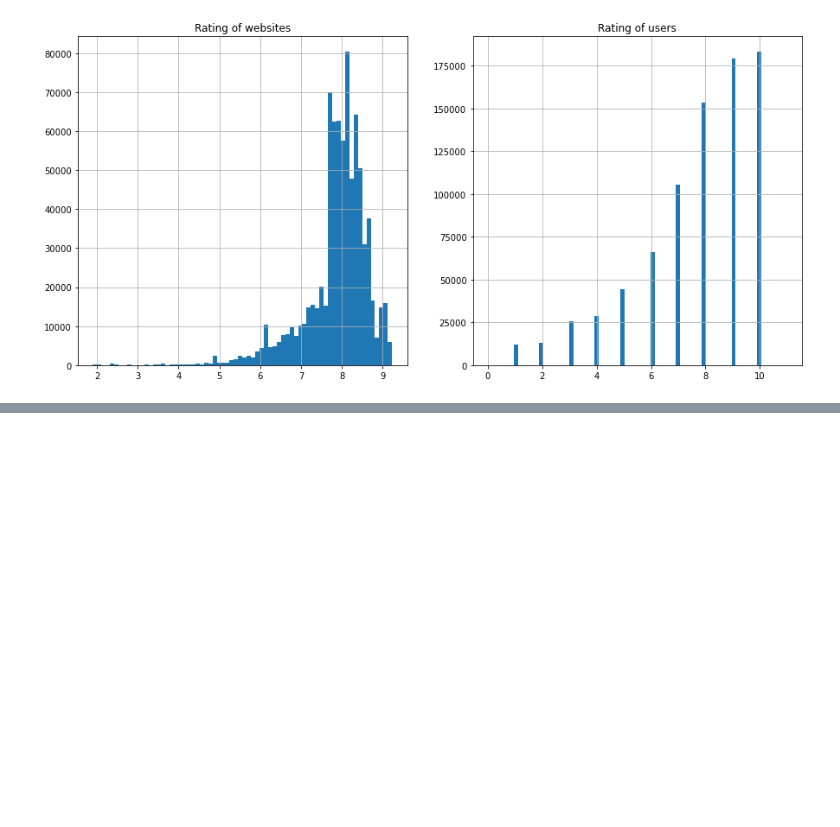
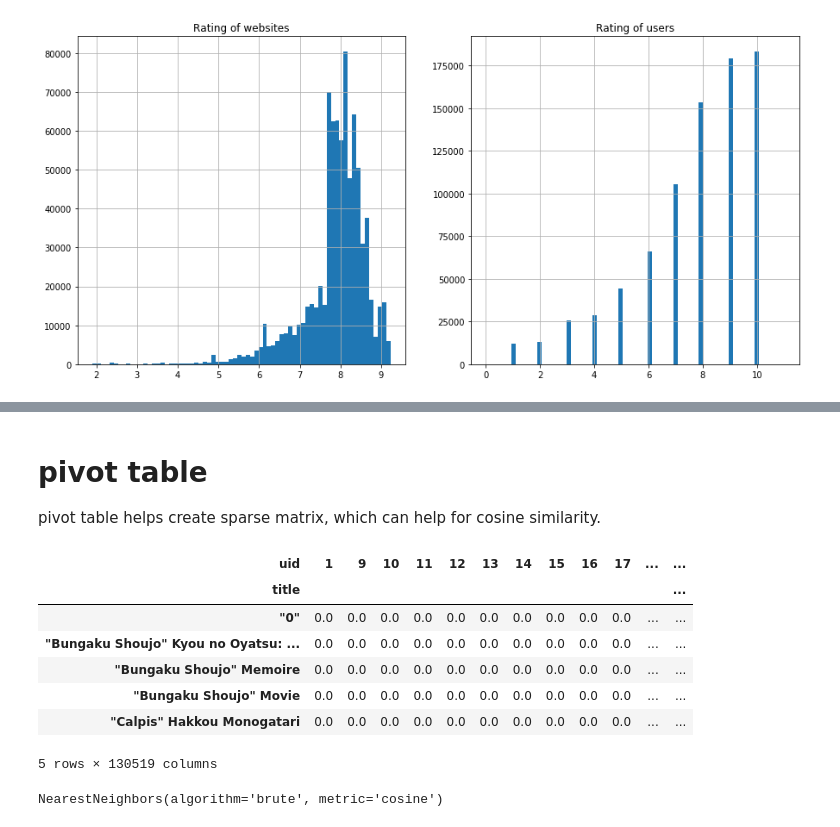
Before and after one commit to yumichelle/Anime-Data-Analysis, a Jupyter notebook: Anime-Data-Analysis.ipynb, the cells around one changed output, grey strips where cells are left out. Drawn from its saved outputs; the diff is of its cells as text; code cells hidden in the pictures; blank space fills up the shorter version.

```diff
--- a/Anime-Data-Analysis.ipynb
+++ b/Anime-Data-Analysis.ipynb
@@ -121,0 +142,26 @@ RatingGraph()
+# %% [markdown]
+# pivot table
+pivot table helps create sparse matrix, which can help for cosine similarity.
+# %%
+anime_pivot = anime_full_data.pivot_table(index = 'title', columns = 'uid', values='score_review').fillna(0)
+anime_pivot.head()
+# %% [output]
+| uid | 1 | 9 | 10 | 11 | 12 | 13 | 14 | 15 | 16 | 17 | ... | ... |
+| title |  |  |  |  |  |  |  |  |  |  |  | ... |
+| "0" | 0.0 | 0.0 | 0.0 | 0.0 | 0.0 | 0.0 | 0.0 | 0.0 | 0.0 | 0.0 | ... | ... |
+| "Bungaku Shoujo" Kyou no Oyatsu: ... | 0.0 | 0.0 | 0.0 | 0.0 | 0.0 | 0.0 | 0.0 | 0.0 | 0.0 | 0.0 | ... | ... |
+| "Bungaku Shoujo" Memoire | 0.0 | 0.0 | 0.0 | 0.0 | 0.0 | 0.0 | 0.0 | 0.0 | 0.0 | 0.0 | ... | ... |
+| "Bungaku Shoujo" Movie | 0.0 | 0.0 | 0.0 | 0.0 | 0.0 | 0.0 | 0.0 | 0.0 | 0.0 | 0.0 | ... | ... |
+| "Calpis" Hakkou Monogatari | 0.0 | 0.0 | 0.0 | 0.0 | 0.0 | 0.0 | 0.0 | 0.0 | 0.0 | 0.0 | ... | ... |
+5 rows × 130519 columns
+# %%
+# creating a sparse martix
+from scipy.sparse import csr_matrix
+anime_matrix = csr_matrix(anime_pivot.values)
+
+# fitting the model. Cosine Similarity using KNN.
+from sklearn.neighbors import NearestNeighbors
+knnmodel = NearestNeighbors(metric = 'cosine', algorithm = 'brute')
+knnmodel.fit(anime_matrix)
+# %% [output]
+NearestNeighbors(algorithm='brute', metric='cosine')
```
Also changed, not shown: parts of 4 cells of this notebook.
